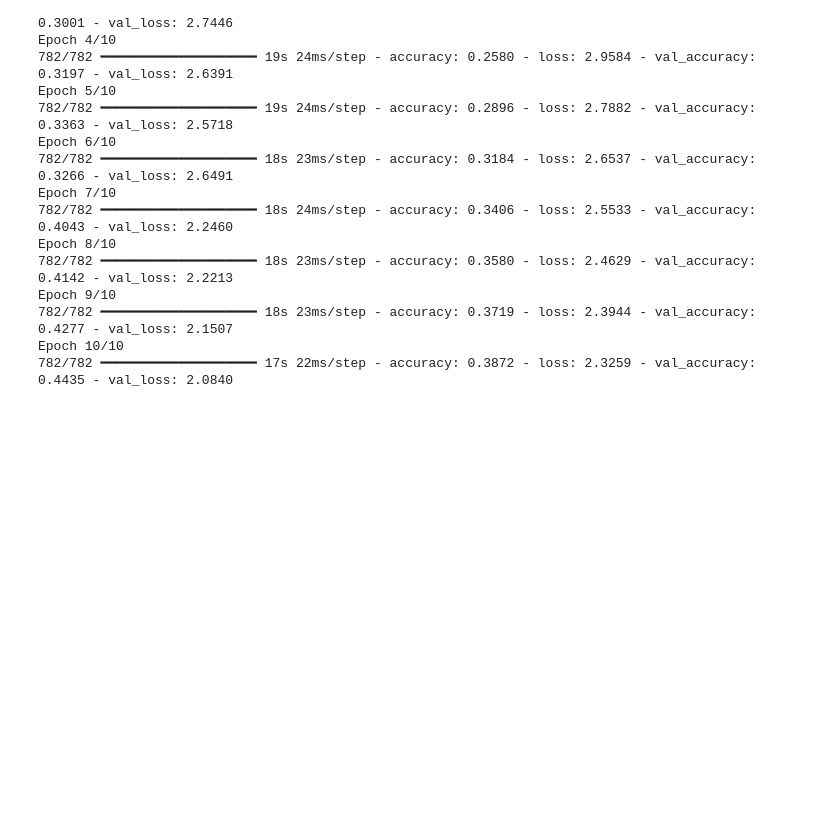
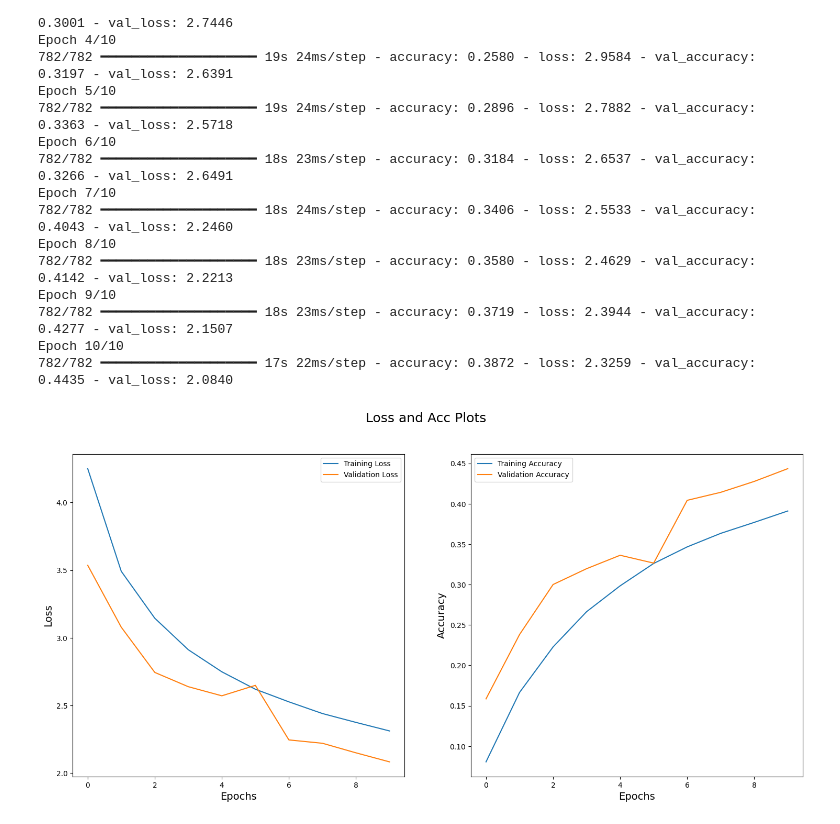
Before and after one commit to caiolacerdamt/data_science_exercises, a Jupyter notebook: 08_deep_learning/06_cnn_introducing.ipynb, the cells around one changed output. Drawn from its saved outputs; the diff is of its cells as text; code cells hidden in the pictures; blank space fills up the shorter version.

Commit message:
ploting loss and accuracy curves

```diff
--- a/08_deep_learning/06_cnn_introducing.ipynb
+++ b/08_deep_learning/06_cnn_introducing.ipynb
@@ -126,3 +126,26 @@ Epoch 9/10
 782/782 ━━━━━━━━━━━━━━━━━━━━ 18s 23ms/step - accuracy: 0.3719 - loss: 2.3944 - val_accuracy: 0.4277 - val_loss: 2.1507
 Epoch 10/10
 782/782 ━━━━━━━━━━━━━━━━━━━━ 17s 22ms/step - accuracy: 0.3872 - loss: 2.3259 - val_accuracy: 0.4435 - val_loss: 2.0840
+# %%
+plt.figure(figsize=(18, 8))
+
+
+plt.suptitle('Loss and Acc Plots', fontsize=18)
+
+plt.subplot(1, 2, 1)
+plt.plot(history.history['loss'], label='Training Loss')
+plt.plot(history.history['val_loss'], label='Validation Loss')
+plt.legend()
+plt.xlabel('Epochs', fontsize=14)
+plt.ylabel('Loss', fontsize=14)
+
+plt.subplot(1, 2, 2)
+plt.plot(history.history['accuracy'], label='Training Accuracy')
+plt.plot(history.history['val_accuracy'], label='Validation Accuracy')
+plt.legend()
+plt.xlabel('Epochs', fontsize=14)
+plt.ylabel('Accuracy', fontsize=14)
+
+plt.show()
+# %% [output]
+[figure, added]
```
